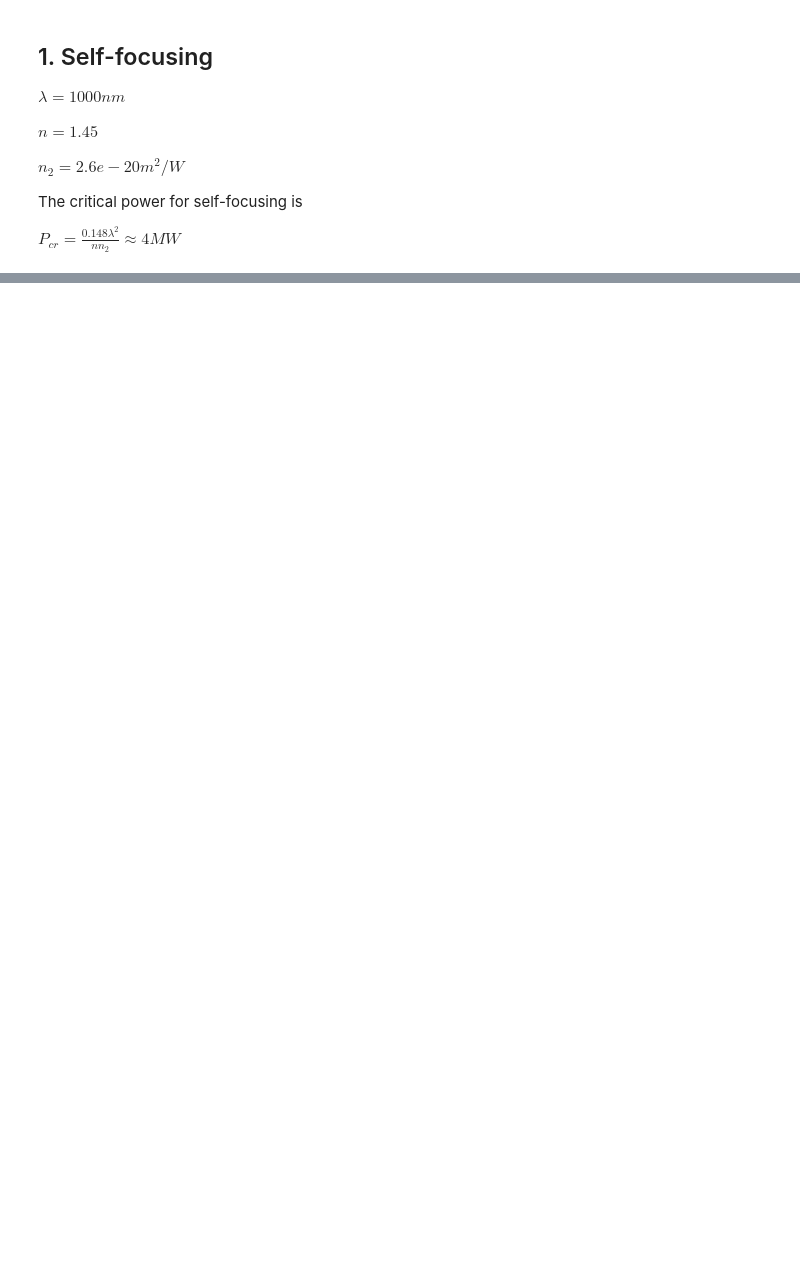
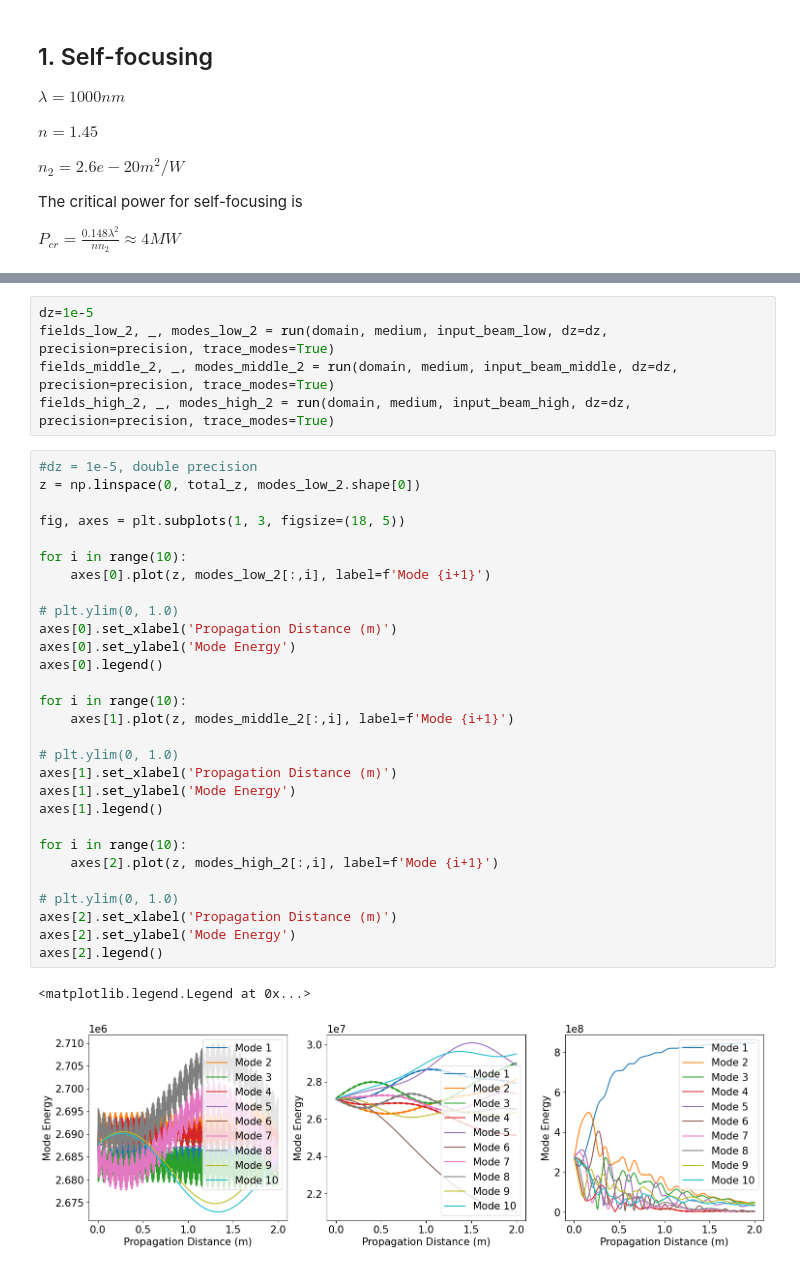
Before and after one commit to myungjoon/full-field, a Jupyter notebook: test.ipynb, the cells around one changed output, grey strips where cells are left out. Saved outputs shown, nothing was run; the diff lists cells and outputs as text; blank space fills up the shorter version.

```diff
--- a/test.ipynb
+++ b/test.ipynb
@@ -57,0 +206,37 @@ TypeError: KerrMedium.__init__() got an unexpected keyword argument 'n'
+# %%
+dz=1e-5
+fields_low_2, _, modes_low_2 = run(domain, medium, input_beam_low, dz=dz, precision=precision, trace_modes=True)
+fields_middle_2, _, modes_middle_2 = run(domain, medium, input_beam_middle, dz=dz, precision=precision, trace_modes=True)
+fields_high_2, _, modes_high_2 = run(domain, medium, input_beam_high, dz=dz, precision=precision, trace_modes=True)
+# %%
+#dz = 1e-5, double precision
+z = np.linspace(0, total_z, modes_low_2.shape[0])
+
+fig, axes = plt.subplots(1, 3, figsize=(18, 5))
+
+for i in range(10):
+    axes[0].plot(z, modes_low_2[:,i], label=f'Mode {i+1}')
+
+# plt.ylim(0, 1.0)
+axes[0].set_xlabel('Propagation Distance (m)')
+axes[0].set_ylabel('Mode Energy')
+axes[0].legend()
+
+for i in range(10):
+    axes[1].plot(z, modes_middle_2[:,i], label=f'Mode {i+1}')
+
+# plt.ylim(0, 1.0)
+axes[1].set_xlabel('Propagation Distance (m)')
+axes[1].set_ylabel('Mode Energy')
+axes[1].legend()
+
+for i in range(10):
+    axes[2].plot(z, modes_high_2[:,i], label=f'Mode {i+1}')
+
+# plt.ylim(0, 1.0)
+axes[2].set_xlabel('Propagation Distance (m)')
+axes[2].set_ylabel('Mode Energy')
+axes[2].legend()
+# %% [output]
+<matplotlib.legend.Legend at 0x...>
+[figure, added]
```
Also changed, not shown: parts of 47 cells of this notebook, 16 other files.
